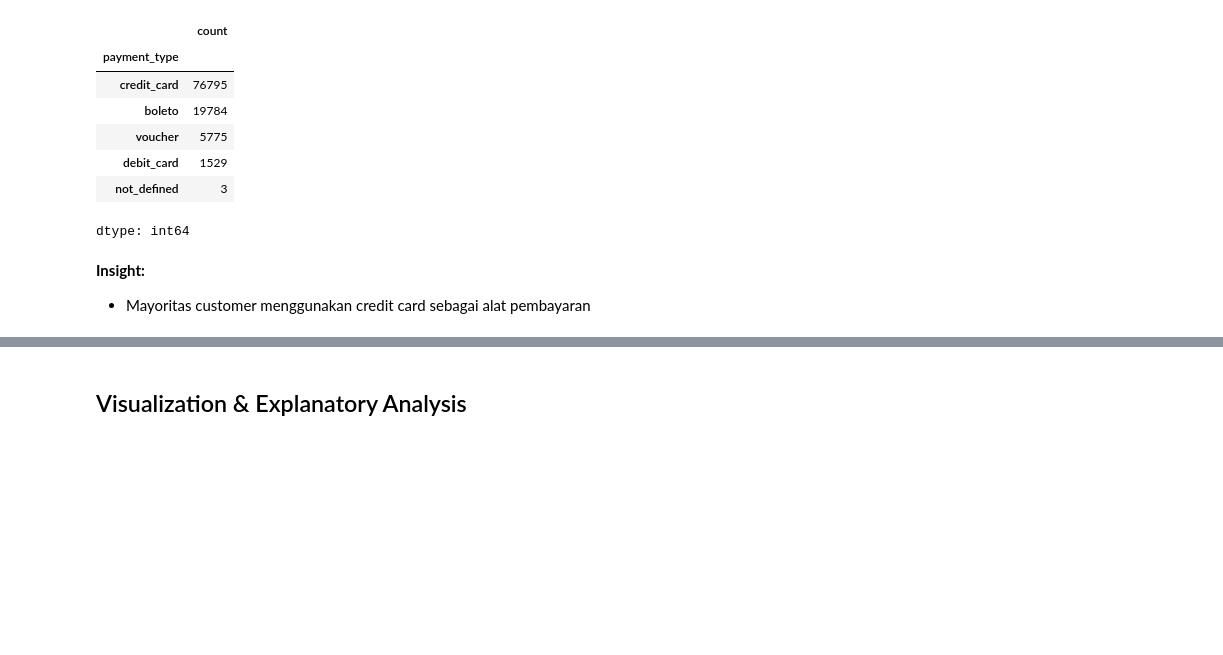
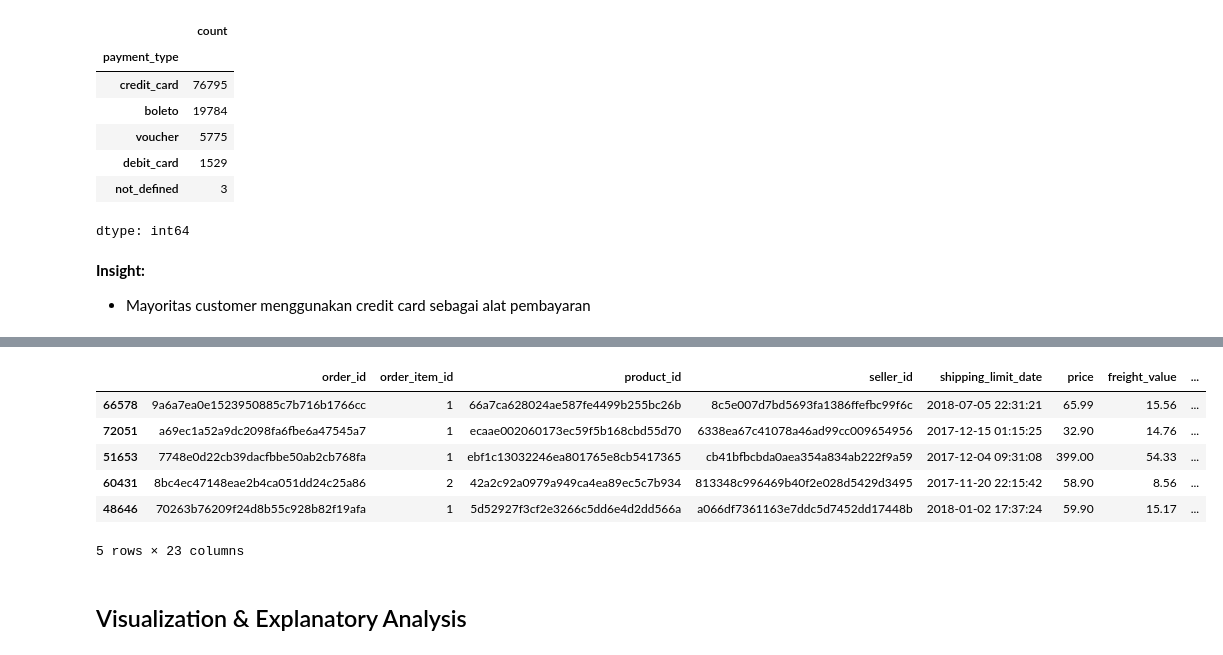
Before and after one commit to y3nu5/submission-proyek-data-analisis, a Jupyter notebook: notebook.ipynb, the cells around one changed output, grey strips where cells are left out. Drawn from its saved outputs; the diff is of its cells as text; code cells hidden in the pictures; blank space fills up the shorter version.

```diff
--- a/notebook.ipynb
+++ b/notebook.ipynb
@@ -1098,3 +1128,15 @@ product_sales.sample(5)
+# %%
+product_sales = product_sales.merge(orders_df, on='order_id')
+# %%
+product_sales.sample(5)
+# %% [output]
+|  | order_id | order_item_id | product_id | seller_id | shipping_limit_date | price | freight_value | ... |
+| 66578 | 9a6a7ea0e1523950885c7b716b1766cc | 1 | 66a7ca628024ae587fe4499b255bc26b | 8c5e007d7bd5693fa1386ffefbc99f6c | 2018-07-05 22:31:21 | 65.99 | 15.56 | ... |
+| 72051 | a69ec1a52a9dc2098fa6fbe6a47545a7 | 1 | ecaae002060173ec59f5b168cbd55d70 | 6338ea67c41078a46ad99cc009654956 | 2017-12-15 01:15:25 | 32.90 | 14.76 | ... |
+| 51653 | 7748e0d22cb39dacfbbe50ab2cb768fa | 1 | ebf1c13032246ea801765e8cb5417365 | cb41bfbcbda0aea354a834ab222f9a59 | 2017-12-04 09:31:08 | 399.00 | 54.33 | ... |
+| 60431 | 8bc4ec47148eae2b4ca051dd24c25a86 | 2 | 42a2c92a0979a949ca4ea89ec5c7b934 | 813348c996469b40f2e028d5429d3495 | 2017-11-20 22:15:42 | 58.90 | 8.56 | ... |
+| 48646 | 70263b76209f24d8b55c928b82f19afa | 1 | 5d52927f3cf2e3266c5dd6e4d2dd566a | a066df7361163e7ddc5d7452dd17448b | 2018-01-02 17:37:24 | 59.90 | 15.17 | ... |
+5 rows × 23 columns
 # %% [markdown]
 ## Visualization & Explanatory Analysis
 # %% [markdown]
```
Also changed, not shown: parts of 15 cells of this notebook, 3 other files.
